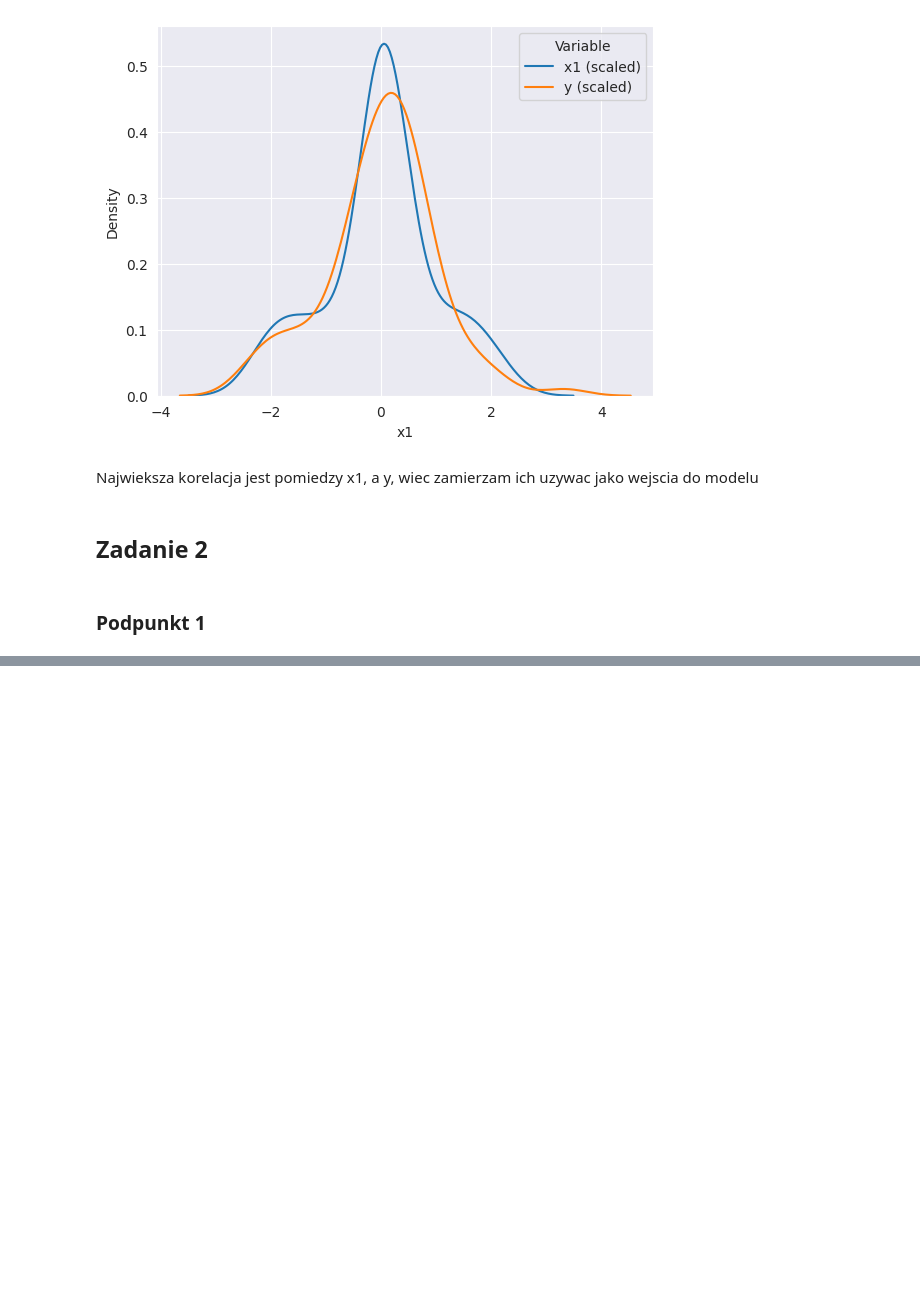
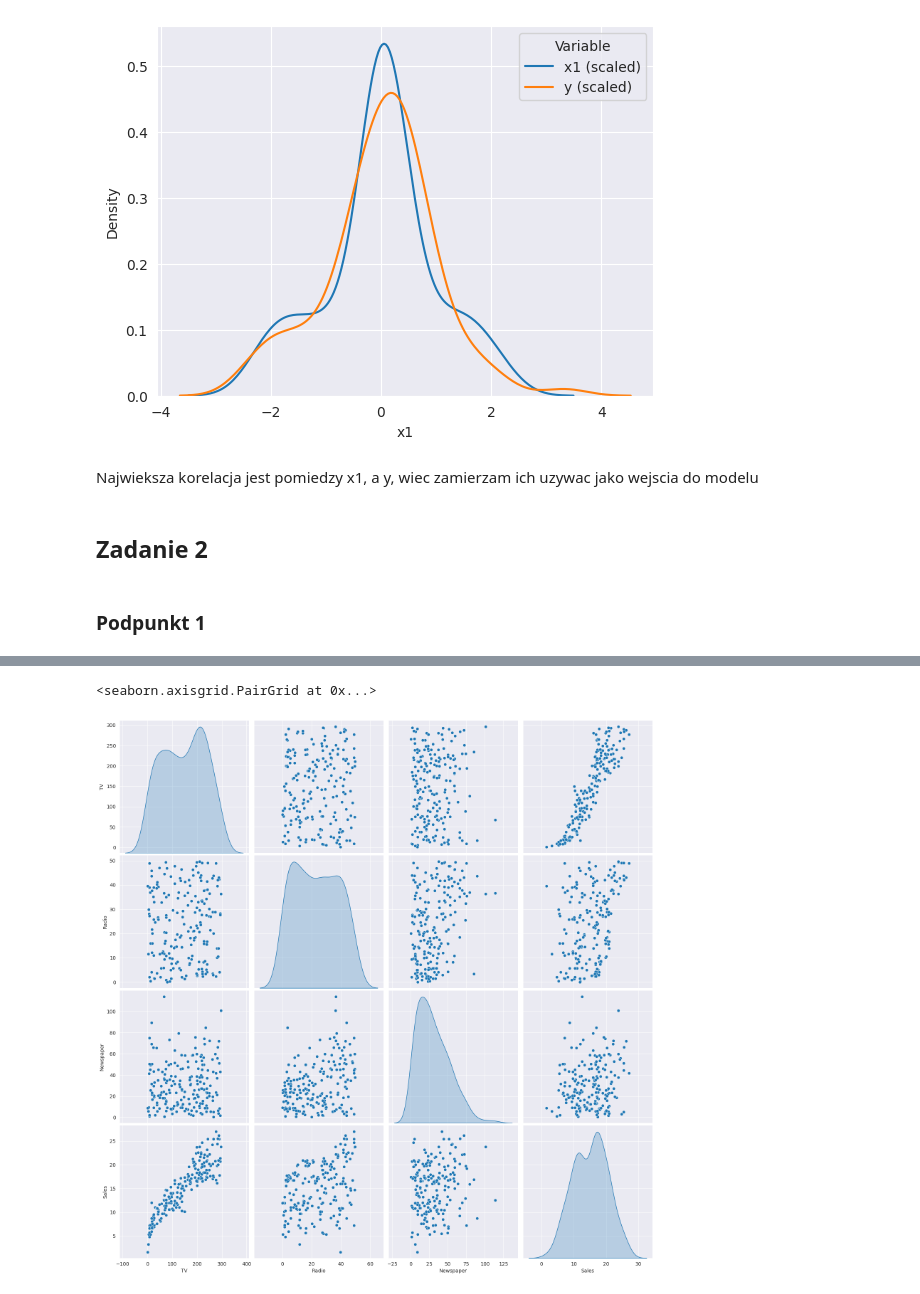
Before and after one commit to rektyyy/Artificial-Intelligence, a Jupyter notebook: ML/exercises/2/Assignment_2.ipynb, the cells around one changed output, grey strips where cells are left out. Drawn from its saved outputs; the diff is of its cells as text; code cells hidden in the pictures; blank space fills up the shorter version.

```diff
--- a/ML/exercises/2/Assignment_2.ipynb
+++ b/ML/exercises/2/Assignment_2.ipynb
@@ -87,0 +132,2 @@ Tak, przy kilku modelach podzialby wygladal identycznie. Wazne jedynie do trenow
+# %%
+df3 = pd.read_csv('advertising.csv')
@@ -87,0 +150,5 @@ Tak, przy kilku modelach podzialby wygladal identycznie. Wazne jedynie do trenow
+# %%
+sns.pairplot(df3, diag_kind='kde', height=4)
+# %% [output]
+<seaborn.axisgrid.PairGrid at 0x...>
+[figure, added]
```
Also changed, not shown: parts of 53 cells of this notebook.
